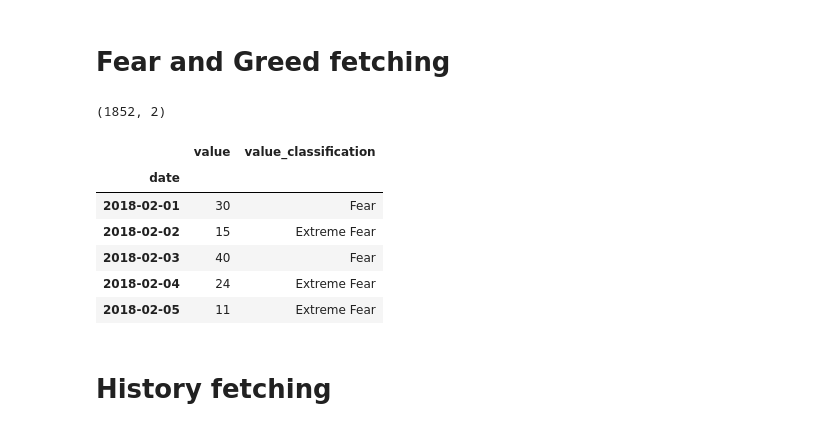
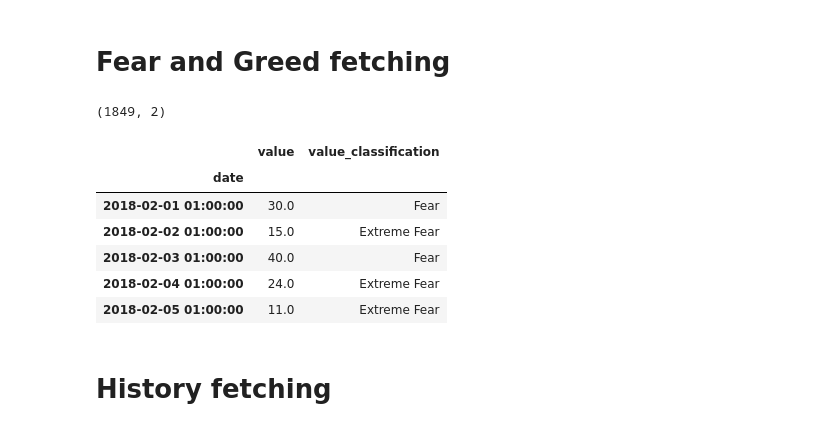
Before and after one commit to BaptisteZloch/Markets-sentiment-analysis, a Jupyter notebook: src/01_Fear_and_Greed.ipynb, the cells around one changed output. Cells and saved outputs as stored; diff of their text form; code cells hidden in the pictures.

```diff
--- a/src/01_Fear_and_Greed.ipynb
+++ b/src/01_Fear_and_Greed.ipynb
@@ -11,29 +14,27 @@ from modules.data_fetcher import download_historical_data
 # %%
 
 response_fng = get('https://api.alternative.me/fng/?limit=0&format=json').text
 
 fng_df = pd.DataFrame(json.loads(response_fng)['data'])
 
 fng_df.drop(columns=['time_until_update'],inplace=True)
 fng_df.rename(columns={'timestamp':'date'},inplace=True)
 
 fng_df['date'] = fng_df['date'].apply(lambda x: datetime.fromtimestamp(int(x)))
-
+fng_df['value'] = fng_df['value'].astype(float)
 fng_df.sort_values('date',inplace=True)
 fng_df.set_index('date',inplace=True)
-fng_df = fng_df.asfreq('1D').ffill()
-
 print(fng_df.shape)
 fng_df.head()
 # %% [output]
-(1852, 2)
+(1849, 2)
 |  | value | value_classification |
 | date |  |  |
-| 2018-02-01 | 30 | Fear |
-| 2018-02-02 | 15 | Extreme Fear |
-| 2018-02-03 | 40 | Fear |
-| 2018-02-04 | 24 | Extreme Fear |
-| 2018-02-05 | 11 | Extreme Fear |
+| 2018-02-01 01:00:00 | 30.0 | Fear |
+| 2018-02-02 01:00:00 | 15.0 | Extreme Fear |
+| 2018-02-03 01:00:00 | 40.0 | Fear |
+| 2018-02-04 01:00:00 | 24.0 | Extreme Fear |
+| 2018-02-05 01:00:00 | 11.0 | Extreme Fear |
 # %% [markdown]
 # History fetching
 # %%
```
Also changed, not shown: parts of 7 cells of this notebook, 2 other files.
